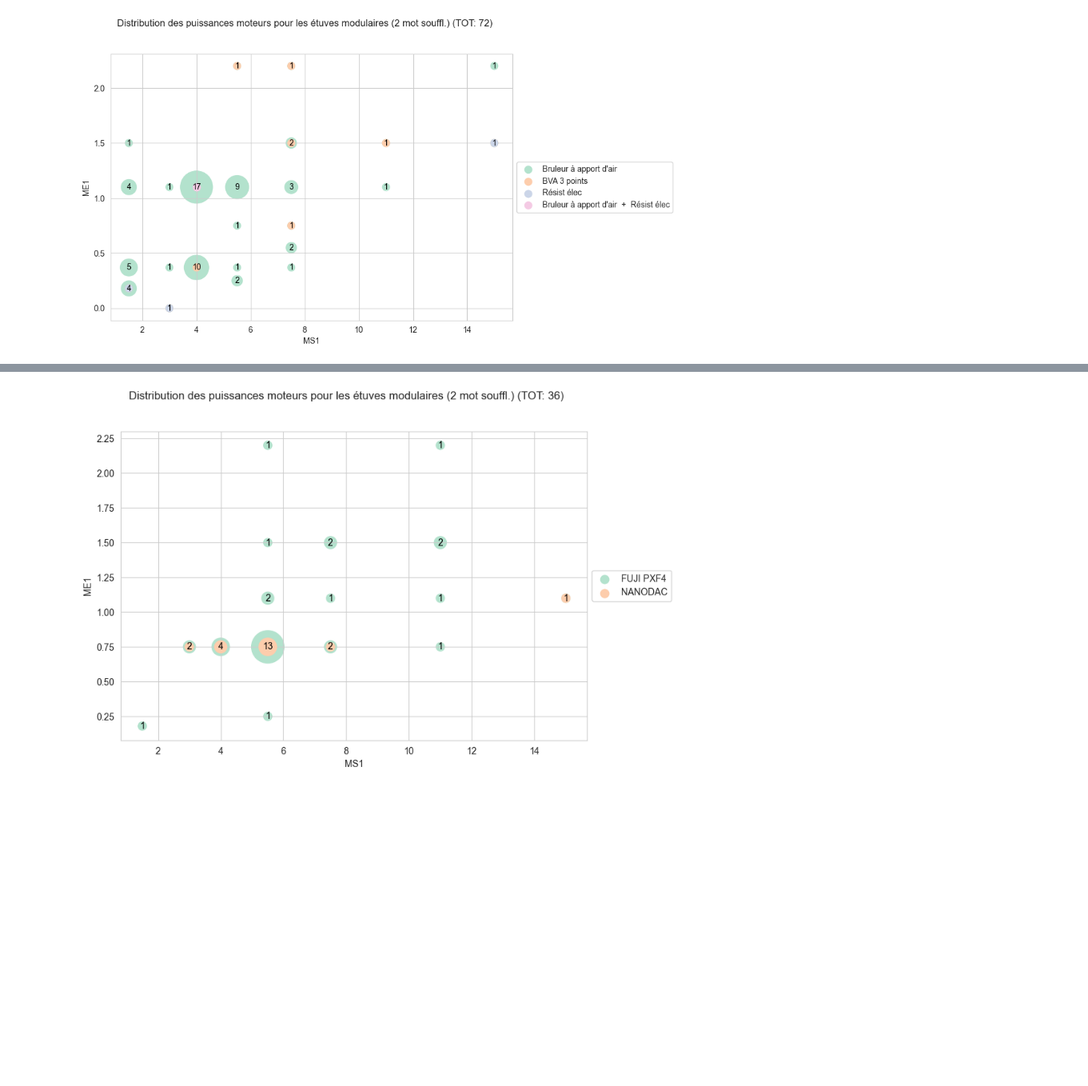
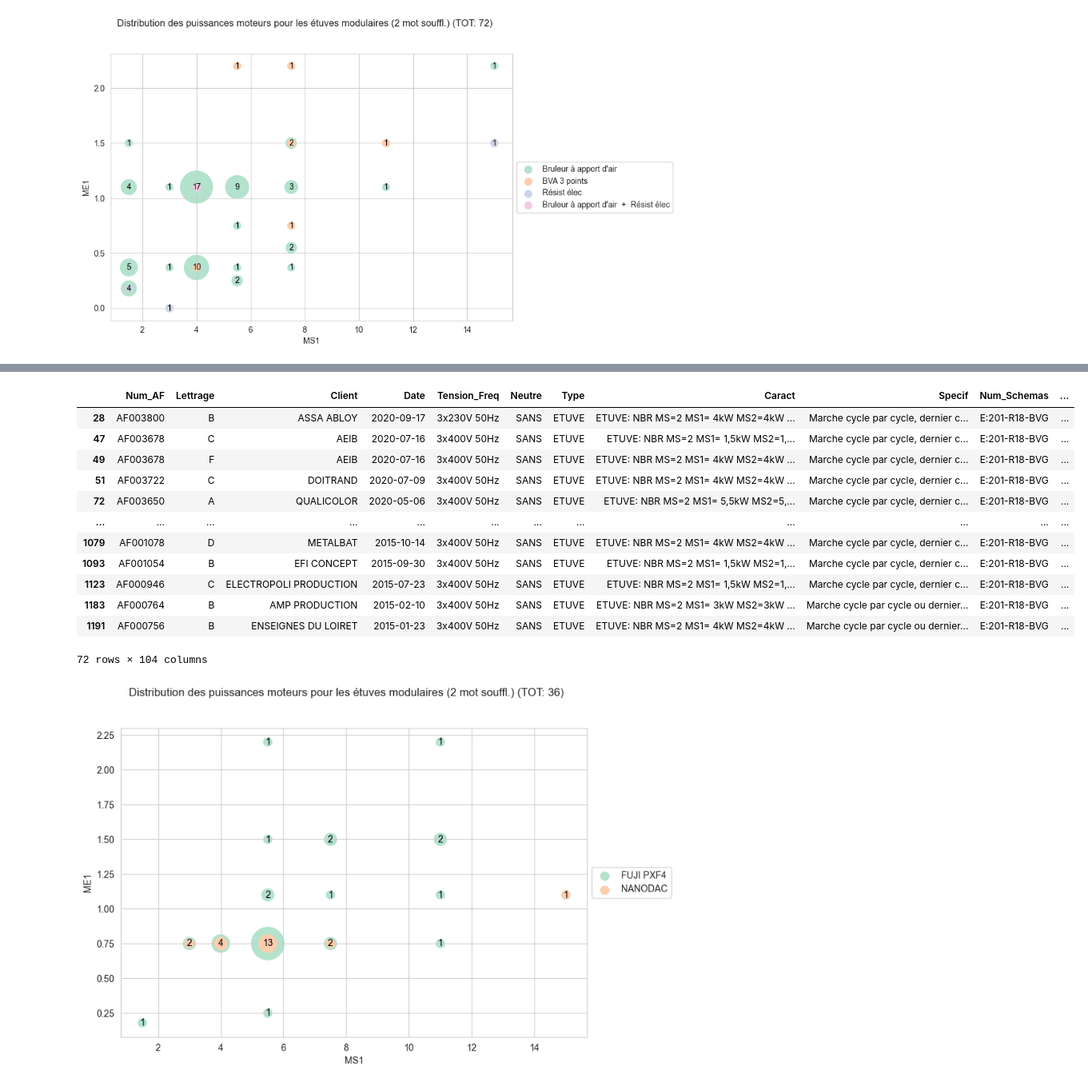
Before and after one commit to paolomia/schema_elec_industrie, a Jupyter notebook: report.ipynb, the cells around one changed output, grey strips where cells are left out. Shown: that part at 80% size. Drawn from its saved outputs; the diff is of its cells as text; code cells hidden in the pictures; blank space fills up the shorter version.

```diff
--- a/report.ipynb
+++ b/report.ipynb
@@ -188,3 +225,42 @@ plt.show()
+# %%
+df
+# 3 Population
+# 1. Monobloc
+# 2. Modulaire 1 moteur soufflage
+# 3. Modulaire 2 moteurs soufflage
+
+# Essayer de récupérer code ADV sur AX.
+#  Baasse température -> ADV-ETUVE-MOD-BT et 1 moteur
+# Haute températue -> ADV-ETUVE-MOD-HT et 2 moteurs
+# Monobloc -> ADV-ETUVE-MONO (on exclue par l'instant)
+#  Le reste est du spécial
+
+# Regarder si on peut récupérer la puissance /type bruleur (sous-ensemble I)
+
+# Exclure variateurs
+
+# Refaire l'analyse avec le prix moyen de l'armoire, vérifier l'ecart
+# Trier les liste avec Julien G. pour vérifier
+
+# Faire tourner avec 1,2,3 standards sur les 3 populations
+
+
+
+# Exclure AF004086-A
+# %% [output]
+|  | Num_AF | Lettrage | Client | Date | Tension_Freq | Neutre | Type | Caract | Specif | Num_Schemas | ... |
+| 28 | AF003800 | B | ASSA ABLOY | 2020-09-17 | 3x230V 50Hz | SANS | ETUVE | ETUVE: NBR MS=2 MS1= 4kW MS2=4kW ... | Marche cycle par cycle, dernier c... | E:201-R18-BVG | ... |
+| 47 | AF003678 | C | AEIB | 2020-07-16 | 3x400V 50Hz | SANS | ETUVE | ETUVE: NBR MS=2 MS1= 1,5kW MS2=1,... | Marche cycle par cycle, dernier c... | E:201-R18-BVG | ... |
+| 49 | AF003678 | F | AEIB | 2020-07-16 | 3x400V 50Hz | SANS | ETUVE | ETUVE: NBR MS=2 MS1= 4kW MS2=4kW ... | Marche cycle par cycle, dernier c... | E:201-R18-BVG | ... |
+| 51 | AF003722 | C | DOITRAND | 2020-07-09 | 3x400V 50Hz | SANS | ETUVE | ETUVE: NBR MS=2 MS1= 4kW MS2=4kW ... | Marche cycle par cycle, dernier c... | E:201-R18-BVG | ... |
+| 72 | AF003650 | A | QUALICOLOR | 2020-05-06 | 3x400V 50Hz | SANS | ETUVE | ETUVE: NBR MS=2 MS1= 5,5kW MS2=5,... | Marche cycle par cycle, dernier c... | E:201-R18-BVG | ... |
+| ... | ... | ... | ... | ... | ... | ... | ... | ... | ... | ... | ... |
+| 1079 | AF001078 | D | METALBAT | 2015-10-14 | 3x400V 50Hz | SANS | ETUVE | ETUVE: NBR MS=2 MS1= 4kW MS2=4kW ... | Marche cycle par cycle, dernier c... | E:201-R18-BVG | ... |
+| 1093 | AF001054 | B | EFI CONCEPT | 2015-09-30 | 3x400V 50Hz | SANS | ETUVE | ETUVE: NBR MS=2 MS1= 1,5kW MS2=1,... | Marche cycle par cycle, dernier c... | E:201-R18-BVG | ... |
+| 1123 | AF000946 | C | ELECTROPOLI PRODUCTION | 2015-07-23 | 3x400V 50Hz | SANS | ETUVE | ETUVE: NBR MS=2 MS1= 1,5kW MS2=1,... | Marche cycle par cycle, dernier c... | E:201-R18-BVG | ... |
+| 1183 | AF000764 | B | AMP PRODUCTION | 2015-02-10 | 3x400V 50Hz | SANS | ETUVE | ETUVE: NBR MS=2 MS1= 3kW MS2=3kW ... | Marche cycle par cycle ou dernier... | E:201-R18-BVG | ... |
+| 1191 | AF000756 | B | ENSEIGNES DU LOIRET | 2015-01-23 | 3x400V 50Hz | SANS | ETUVE | ETUVE: NBR MS=2 MS1= 4kW MS2=4kW ... | Marche cycle par cycle ou dernier... | E:201-R18-BVG | ... |
+72 rows × 104 columns
 # %%
 df = modul[modul['Nb_MS'] == 1]
 # df = df[df['Chauff'].str.lower().str.strip() == 'bva 3 points']
```
Also changed, not shown: parts of 5 cells of this notebook, 6 other files.
